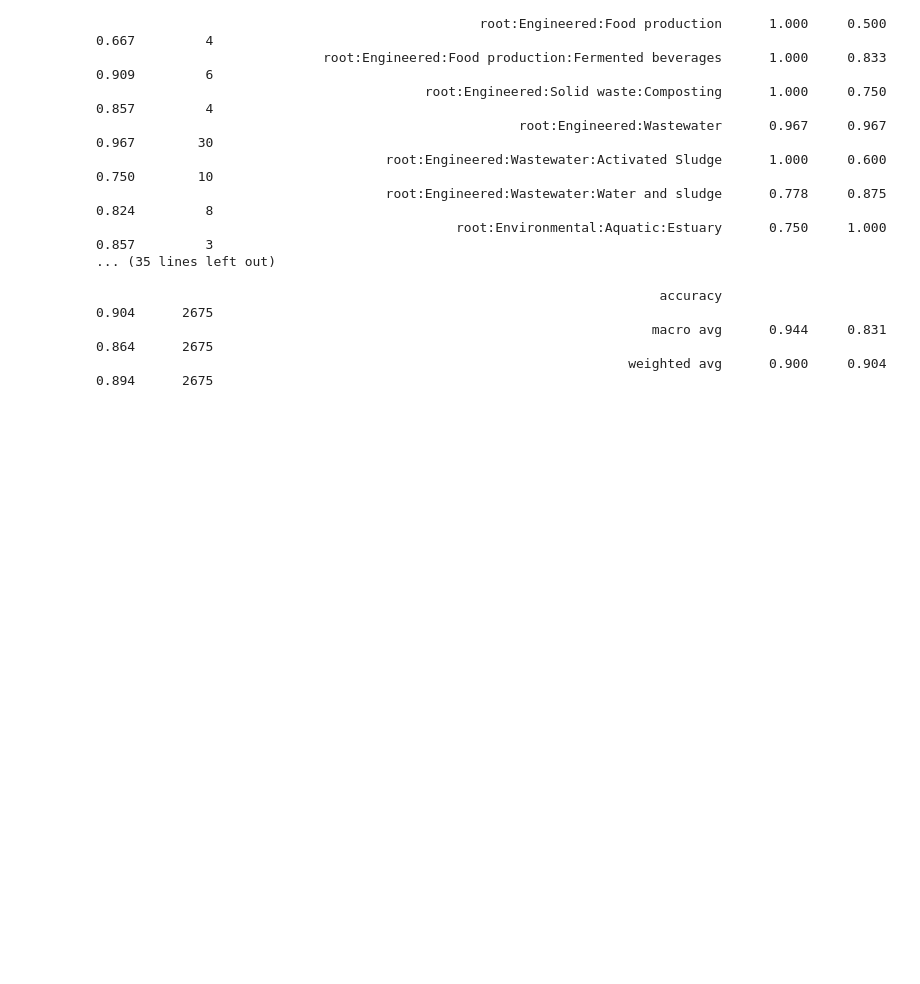
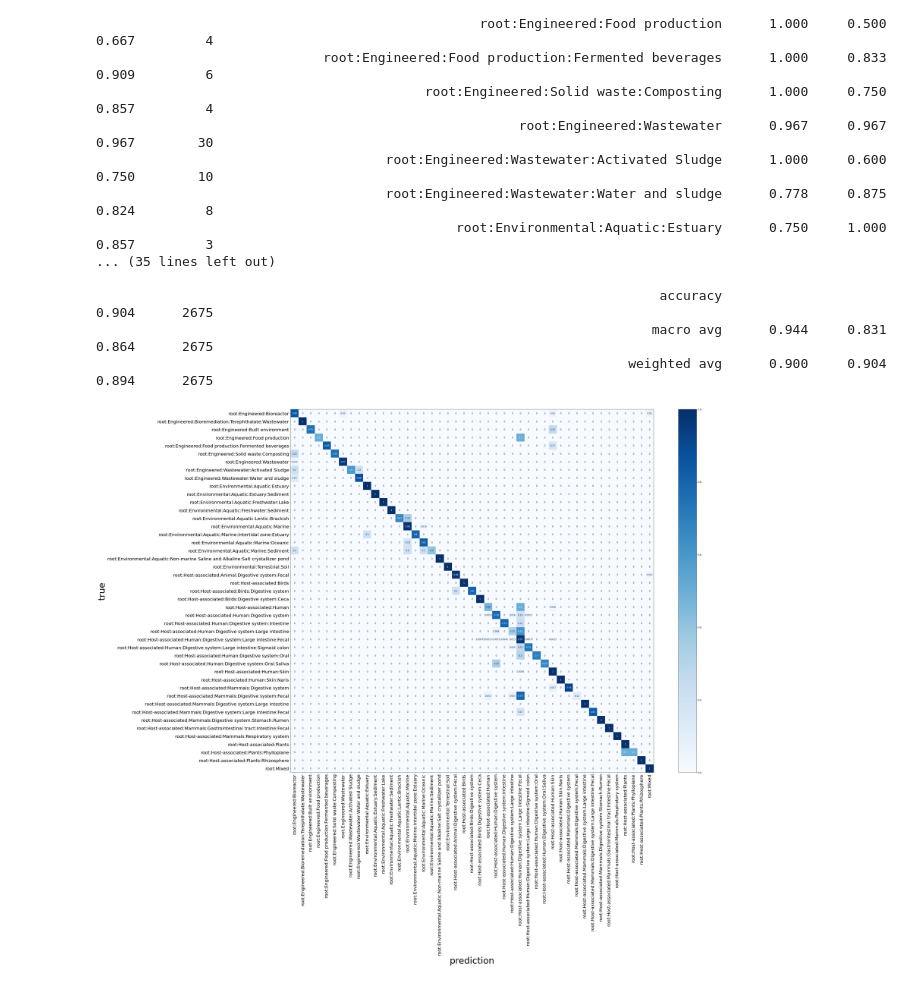
Before and after one commit to Yzm1234/KE, a Jupyter notebook: GO/Catboost/greater_than_1000/training/training.ipynb, the cells around one changed output. Drawn from its saved outputs; the diff is of its cells as text; code cells hidden in the pictures; blank space fills up the shorter version.

```diff
--- a/GO/Catboost/greater_than_1000/training/training.ipynb
+++ b/GO/Catboost/greater_than_1000/training/training.ipynb
@@ -204,3 +204,8 @@ print(classification_report(y_test, y_pred, digits=3))
 # %%
 # save f1 report to tsv file
 plot.save_f1_report(y_pred, y_test)
+# %%
+# plot confusion matrix
+plot.confusion_matrix(model, X_test, y_test)
+# %% [output]
+[figure, added]
```
